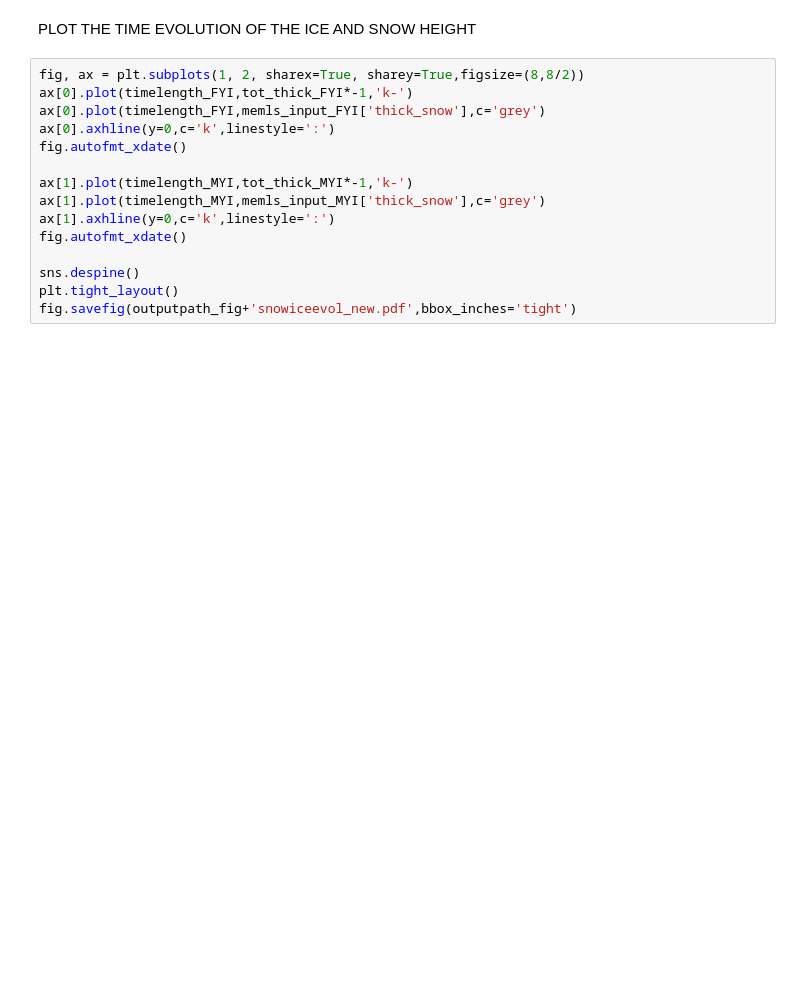
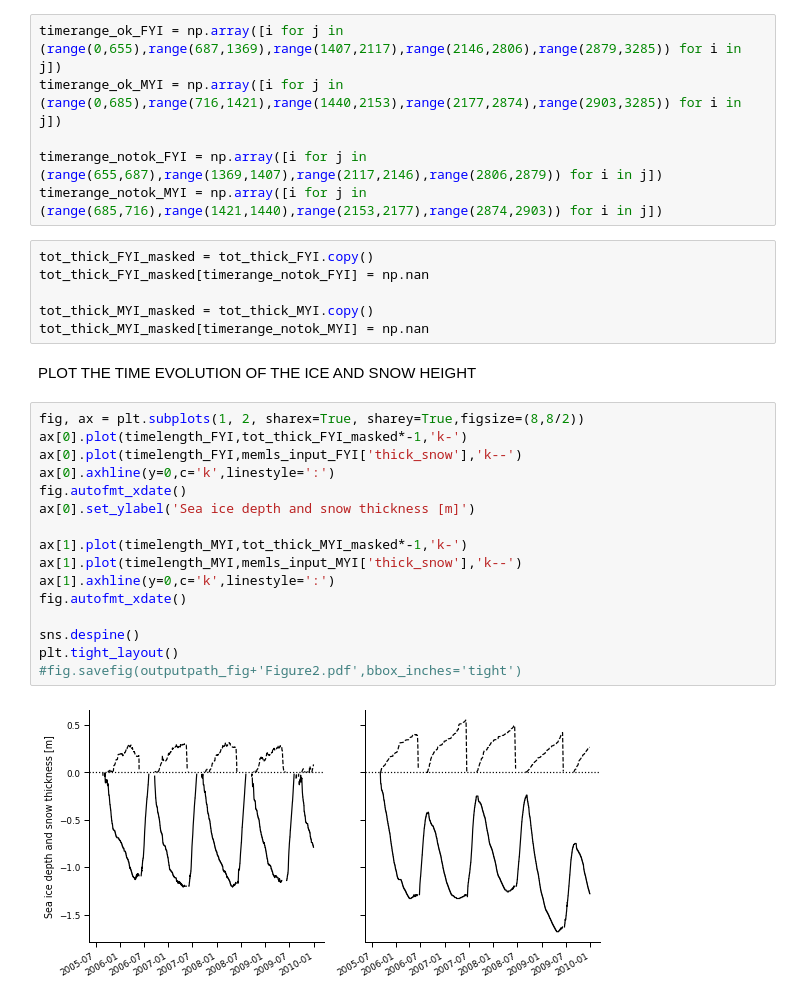
Before and after one commit to ClimateClara/scripts_paper_arc3o_part1, a Jupyter notebook: scripts_figures/Figure2.ipynb, the cells around one changed output. Cells and saved outputs as stored; diff of their text form; blank space fills up the shorter version.

```diff
--- a/scripts_figures/Figure2.ipynb
+++ b/scripts_figures/Figure2.ipynb
@@ -73,17 +122,32 @@ tot_thick_MYI = xr.DataArray(tot_thick1,dims=memls_input_MYI['thickness'].sel(se
+# %%
+timerange_ok_FYI = np.array([i for j in (range(0,655),range(687,1369),range(1407,2117),range(2146,2806),range(2879,3285)) for i in j])
+timerange_ok_MYI = np.array([i for j in (range(0,685),range(716,1421),range(1440,2153),range(2177,2874),range(2903,3285)) for i in j])
+
+timerange_notok_FYI = np.array([i for j in (range(655,687),range(1369,1407),range(2117,2146),range(2806,2879)) for i in j])
+timerange_notok_MYI = np.array([i for j in (range(685,716),range(1421,1440),range(2153,2177),range(2874,2903)) for i in j])
+# %%
+tot_thick_FYI_masked = tot_thick_FYI.copy()
+tot_thick_FYI_masked[timerange_notok_FYI] = np.nan
+
+tot_thick_MYI_masked = tot_thick_MYI.copy()
+tot_thick_MYI_masked[timerange_notok_MYI] = np.nan
 # %% [markdown]
 PLOT THE TIME EVOLUTION OF THE ICE AND SNOW HEIGHT
 # %%
 fig, ax = plt.subplots(1, 2, sharex=True, sharey=True,figsize=(8,8/2))
-ax[0].plot(timelength_FYI,tot_thick_FYI*-1,'k-')
-ax[0].plot(timelength_FYI,memls_input_FYI['thick_snow'],c='grey')
+ax[0].plot(timelength_FYI,tot_thick_FYI_masked*-1,'k-')
+ax[0].plot(timelength_FYI,memls_input_FYI['thick_snow'],'k--')
 ax[0].axhline(y=0,c='k',linestyle=':')
 fig.autofmt_xdate()
+ax[0].set_ylabel('Sea ice depth and snow thickness [m]')
 
-ax[1].plot(timelength_MYI,tot_thick_MYI*-1,'k-')
-ax[1].plot(timelength_MYI,memls_input_MYI['thick_snow'],c='grey')
+ax[1].plot(timelength_MYI,tot_thick_MYI_masked*-1,'k-')
+ax[1].plot(timelength_MYI,memls_input_MYI['thick_snow'],'k--')
 ax[1].axhline(y=0,c='k',linestyle=':')
 fig.autofmt_xdate()
 
 sns.despine()
 plt.tight_layout()
-fig.savefig(outputpath_fig+'snowiceevol_new.pdf',bbox_inches='tight')
+#fig.savefig(outputpath_fig+'Figure2.pdf',bbox_inches='tight')
+# %% [output]
+[figure, added]
```
Also changed, not shown: parts of 10 cells of this notebook, 1 other file.
